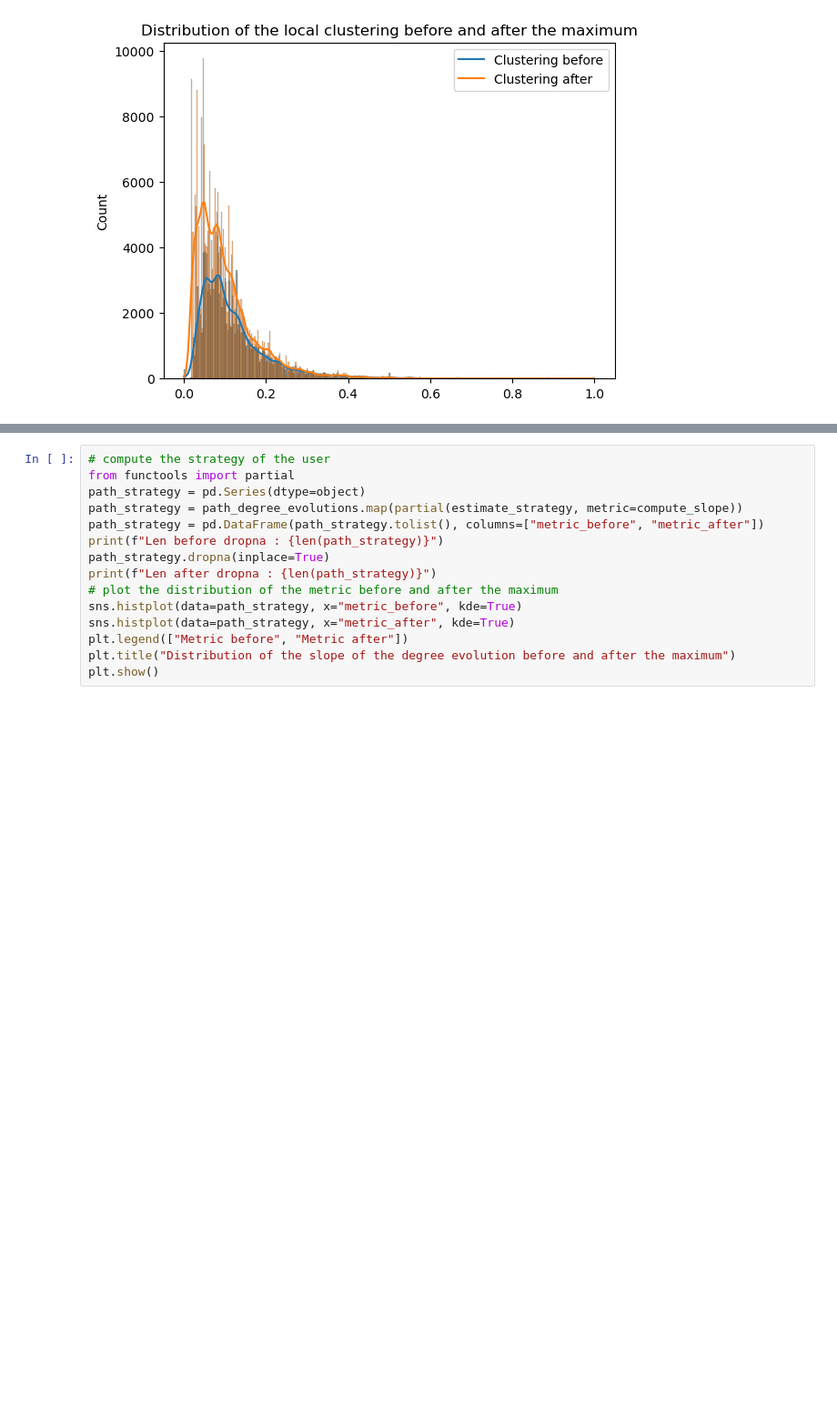
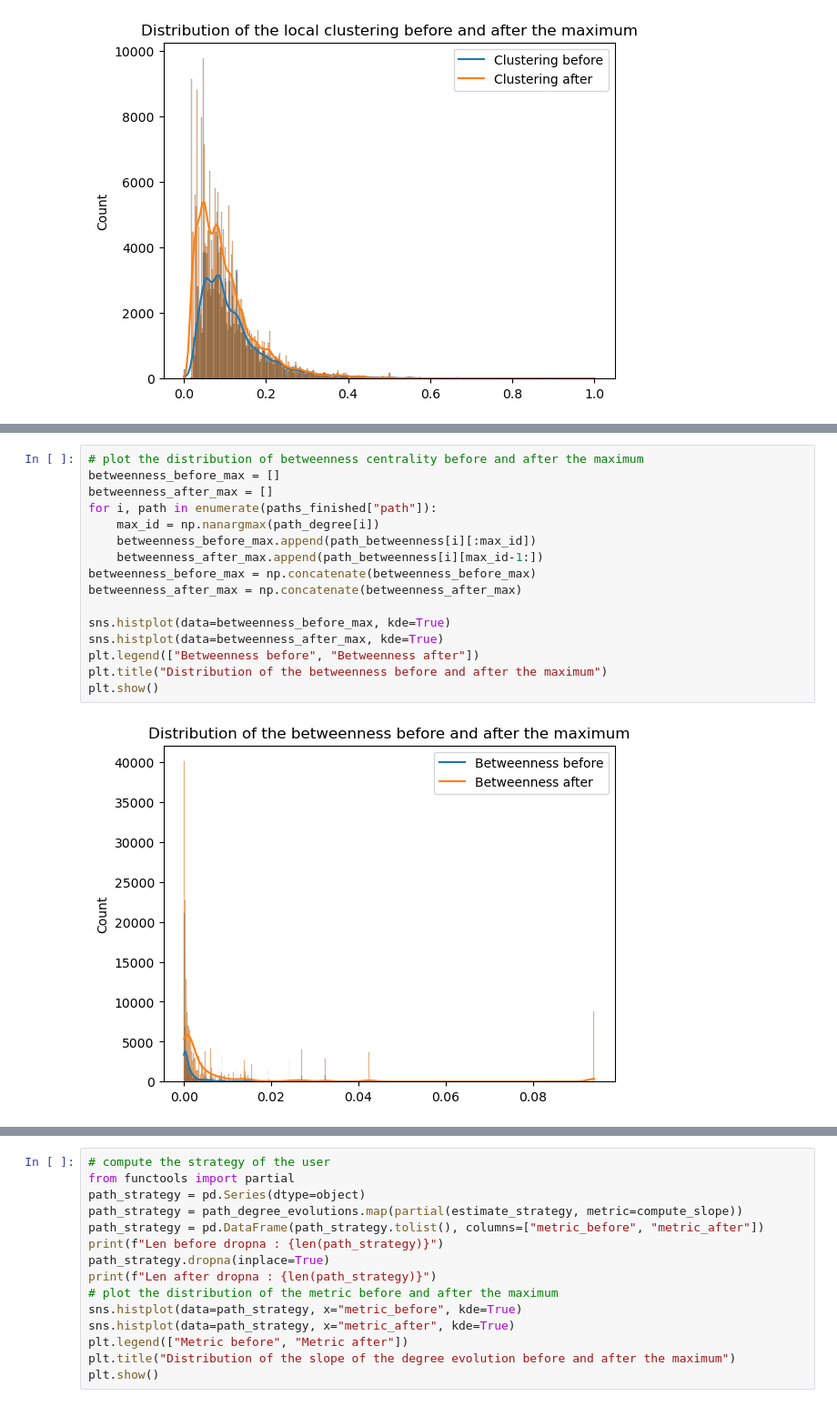
Before and after one commit to epfl-ada/ada-2023-project-adamants, a Jupyter notebook: wikipedia_graph_viz.ipynb, the cells around one changed output, grey strips where cells are left out. Shown: that part at 91% size. Cells and saved outputs as stored; diff of their text form; blank space fills up the shorter version.

```diff
--- a/wikipedia_graph_viz.ipynb
+++ b/wikipedia_graph_viz.ipynb
@@ -410,0 +471,18 @@ plt.show()
+# %%
+# plot the distribution of betweenness centrality before and after the maximum
+betweenness_before_max = []
+betweenness_after_max = []
+for i, path in enumerate(paths_finished["path"]):
+    max_id = np.nanargmax(path_degree[i])
+    betweenness_before_max.append(path_betweenness[i][:max_id])
+    betweenness_after_max.append(path_betweenness[i][max_id-1:])
+betweenness_before_max = np.concatenate(betweenness_before_max)
+betweenness_after_max = np.concatenate(betweenness_after_max)
+
+sns.histplot(data=betweenness_before_max, kde=True)
+sns.histplot(data=betweenness_after_max, kde=True)
+plt.legend(["Betweenness before", "Betweenness after"])
+plt.title("Distribution of the betweenness before and after the maximum")
+plt.show()
+# %% [output]
+[figure, added]
```
Also changed, not shown: parts of 14 cells of this notebook, 1 other file.
